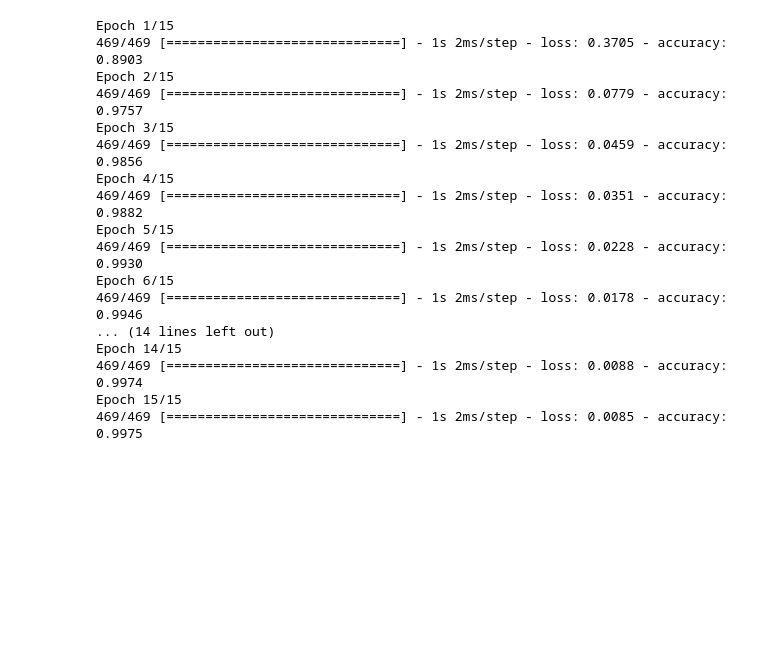
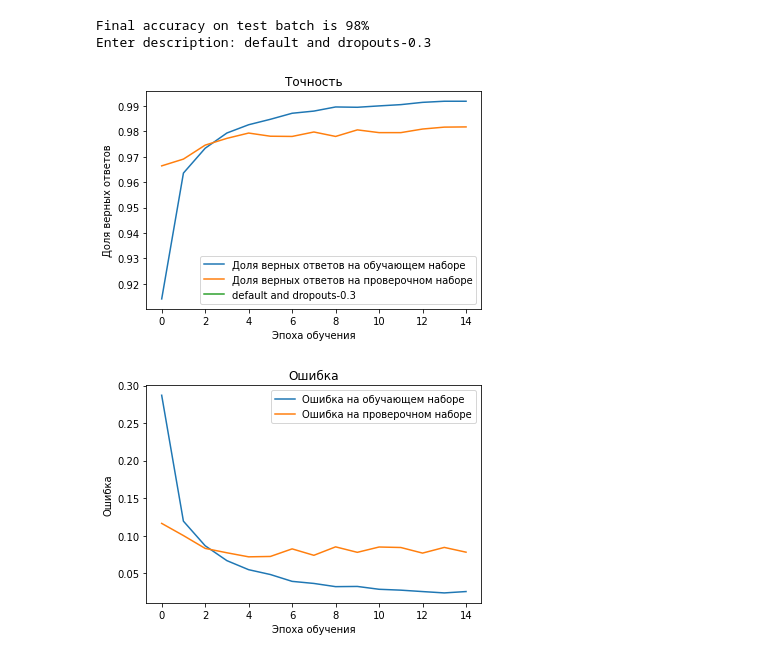
Before and after one commit to FJPO/Number-resolver, a Jupyter notebook: Number_recognition.ipynb, the cells around one changed output. Cells and saved outputs as stored; diff of their text form; code cells hidden in the pictures; blank space fills up the shorter version.

Commit message:
Analyzing with plots and Dropout layers

```diff
--- a/Number_recognition.ipynb
+++ b/Number_recognition.ipynb
@@ -29,29 +33,61 @@ y_test = utils.to_categorical(y_test, 10)
 # %%
 # magic
 model = Sequential()
-model.add(Dense(800, input_dim=784, activation="relu"))
-model.add(Dense(400, activation="relu"))
+model.add(Dense(800, input_dim=784,
+                use_bias = True,
+                activation = 'relu'
+                ))
+model.add(Dropout(0.3))
+model.add(Dense(400,
+                use_bias = True,
+                activation = 'relu'
+                ))
+model.add(Dropout(0.3))
 model.add(Dense(10, activation="softmax"))
 model.compile(loss="categorical_crossentropy", optimizer="adam", metrics=["accuracy"]) # Компилируем модель
-model.fit(x_train, y_train, batch_size=128, epochs=15, verbose=1)
+log = model.fit(x_train, y_train, validation_split = 0.2, batch_size=128, epochs=15, verbose=0)
 model.save_weights('Number_resolver.h5')
-# %% [output]
-Epoch 1/15
-469/469 [==============================] - 1s 2ms/step - loss: 0.3705 - accuracy: 0.8903
-Epoch 2/15
-469/469 [==============================] - 1s 2ms/step - loss: 0.0779 - accuracy: 0.9757
-Epoch 3/15
-469/469 [==============================] - 1s 2ms/step - loss: 0.0459 - accuracy: 0.9856
-Epoch 4/15
-469/469 [==============================] - 1s 2ms/step - loss: 0.0351 - accuracy: 0.9882
-Epoch 5/15
-469/469 [==============================] - 1s 2ms/step - loss: 0.0228 - accuracy: 0.9930
-Epoch 6/15
-469/469 [==============================] - 1s 2ms/step - loss: 0.0178 - accuracy: 0.9946
-... (14 lines left out)
-Epoch 14/15
-469/469 [==============================] - 1s 2ms/step - loss: 0.0088 - accuracy: 0.9974
-Epoch 15/15
-469/469 [==============================] - 1s 2ms/step - loss: 0.0085 - accuracy: 0.9975
+# %%
+# Analyzing logs
+def model_analyze(log):
+  # model = keras.model.load_model(path)
+
+  print('Final accuracy on test batch is ', round(log.history['val_accuracy'][-1]*100), '%', sep = '')
+  descr = input('Enter description: ')
+  if (descr == ''): descr = 'plot'
+  plt.plot(log.history['accuracy'],
+          label='Доля верных ответов на обучающем наборе')
+  # Выводим график точности на проверочной выборке
+  plt.plot(log.history['val_accuracy'],
+          label='Доля верных ответов на проверочном наборе')
+  plt.plot([], label = descr)
+
+
+  # Выводим подписи осей
+  plt.title("Точность")
+  plt.xlabel('Эпоха обучения')
+  plt.ylabel('Доля верных ответов')
+  # plt.legend([None], 'Вот это аннотация')
+
+
+  # Выводим легенду
+  plt.legend()
+  plt.savefig(descr + '.png')
+  plt.show()
+
+  plt.plot(log.history['loss'], label='Ошибка на обучающем наборе')
+  plt.plot(log.history['val_loss'], label='Ошибка на проверочном наборе')
+  plt.title("Ошибка")
+  plt.xlabel('Эпоха обучения')
+  plt.ylabel('Ошибка')
+  plt.legend()
+  plt.show()
+
+model_analyze(log)
+# %% [output]
+Final accuracy on test batch is 98%
+Enter description: default and dropouts-0.3
+[figure, added]
+[figure, added]
 # %%
 # Testing
```
Also changed, not shown: parts of 4 cells of this notebook.
